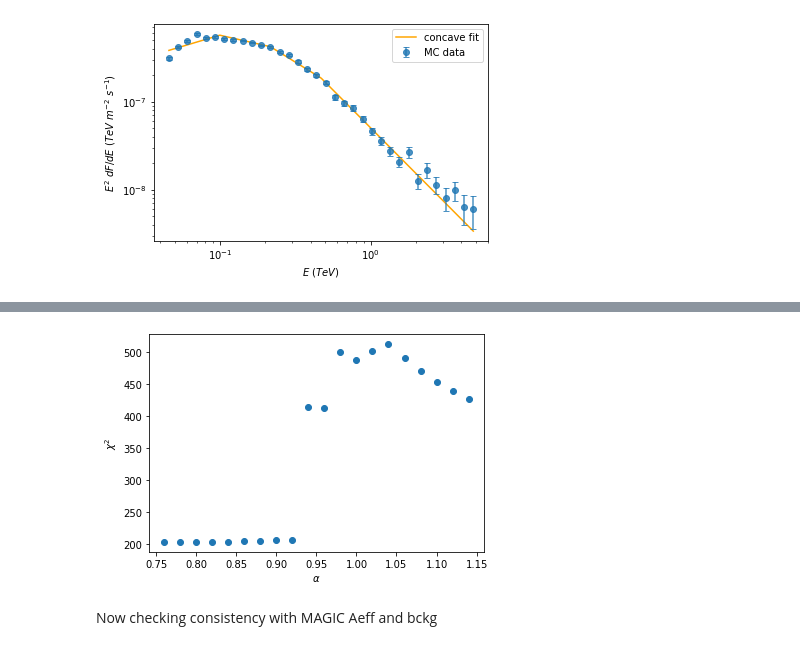
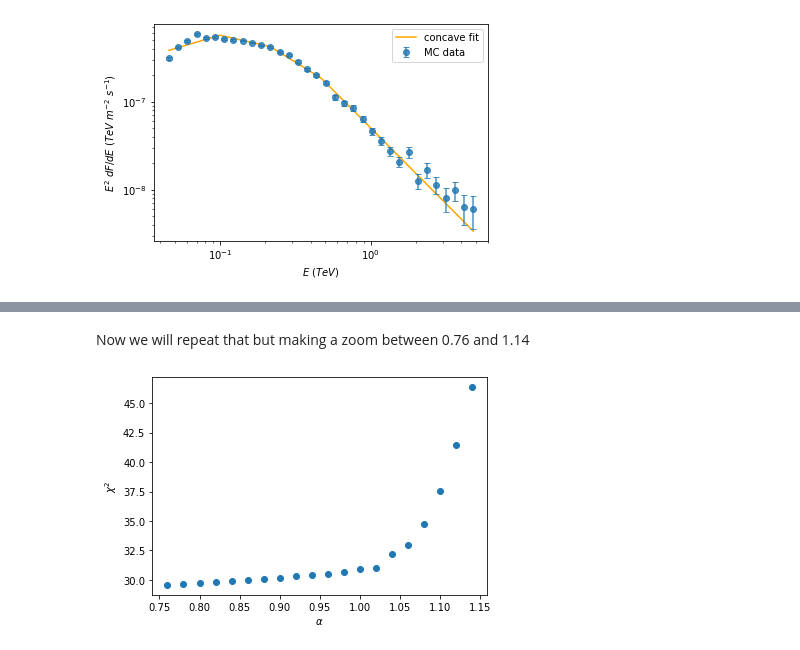
Before and after one commit to R-Grau/EBLpy, a Jupyter notebook: Multiple_Broken_power_law3.ipynb, the cells around one changed output, grey strips where cells are left out. Drawn from its saved outputs; the diff is of its cells as text; code cells hidden in the pictures.

```diff
--- a/Multiple_Broken_power_law3.ipynb
+++ b/Multiple_Broken_power_law3.ipynb
@@ -328,7 +315,7 @@ alphas = []
 
 for i in range(41):
     alpha = round(0.05 * i, 2)
-    print("alpha = ", alpha)
+    #print("alpha = ", alpha)
     alphas.append(alpha)
     dNdE2 = dNdE_b[4:] * np.exp(alpha*tau[7:37])
     dNdE2_u = dNdE_b_u[4:] * np.exp(alpha*tau[7:37])
@@ -343,15 +330,15 @@ for i in range(41):
     chi2 = chisq(SED2, multiple_bpl(E[7:37], things.values), SED_u2)
     chisqs.append(chi2)
 
-    if alpha == 0.1 or alpha == 0.15 or alpha == 0.9 or alpha == 1.:
-        plt.plot(xdata, multiple_bpl(xdata, things.values), label='concave fit', color = 'orange')
-        plt.errorbar(xdata, ydata, label='original',yerr = ydata_u, capsize=3, fmt='o', alpha=0.8)
-        plt.xscale('log')
-        plt.yscale('log')
-        plt.xlabel(r"$E$ ($TeV$)")
-        plt.ylabel(r"$E^2$ $dF/dE$ ($TeV$ $m^{-2}$ $s^{-1}$)")
-        plt.legend()
-        plt.show()
+    # if alpha == 0.1 or alpha == 0.15 or alpha == 0.9 or alpha == 1.:  #This is used to plot the data+ the fit when there is some alpha value we need to see.
+    #     plt.plot(xdata, multiple_bpl(xdata, things.values), label='concave fit', color = 'orange')
+    #     plt.errorbar(xdata, ydata, label='original',yerr = ydata_u, capsize=3, fmt='o', alpha=0.8)
+    #     plt.xscale('log')
+    #     plt.yscale('log')
+    #     plt.xlabel(r"$E$ ($TeV$)")
+    #     plt.ylabel(r"$E^2$ $dF/dE$ ($TeV$ $m^{-2}$ $s^{-1}$)")
+    #     plt.legend()
+    #     plt.show()
 
 plt.plot(alphas, chisqs, 'o')
 plt.yscale('log')
@@ -408,29 +350,29 @@ alpha =  2.0
+# %% [markdown]
+Now we will repeat that but making a zoom between 0.76 and 1.14
 # %%
 chisqs = []
 alphas = []
 
 for i in range(20):
     alpha = round(0.76 + 0.02 * i, 2)
     alphas.append(alpha)
-    dNdE2 = dNdE_b * np.exp(alpha*tau[3:37])
-    dNdE2_u = dNdE_b_u * np.exp(alpha*tau[3:37])
-    SED2 = np.square(E[3:37]) * dNdE2
-    SED_u2 = np.square(E[3:37]) * dNdE2_u
+    dNdE2 = dNdE_b[4:] * np.exp(alpha*tau[7:37])
+    dNdE2_u = dNdE_b_u[4:] * np.exp(alpha*tau[7:37])
+    SED2 = np.square(E[7:37]) * dNdE2
+    SED_u2 = np.square(E[7:37]) * dNdE2_u
     ydata = SED2
-    xdata = E[3:37]
+    xdata = E[7:37]
     knots = 7
     ydata_u = SED_u2
     initial_guess = np.array([5e-7, 0, 0, 0, 0, 0, 0, 0, 0, 0, 0]) #phi_0, lam1, deltas (len(deltas)=knots-2))
     things = multiple_bpl_fit(initial_guess=initial_guess)
-    chi2 = chisq(SED2, multiple_bpl(E[3:37], things.values), SED_u2)
+    chi2 = chisq(SED2, multiple_bpl(E[7:37], things.values), SED_u2)
     chisqs.append(chi2)
 
 plt.plot(alphas, chisqs, 'o')
 #plt.yscale('log')
 plt.xlabel(r'$\alpha$')
 plt.ylabel(r'$\chi^2$')
 plt.show()
 # %% [output]
-[figure, old version]
+[figure, new version]
-# %% [markdown]
-Now checking consistency with MAGIC Aeff and bckg
```
Also changed, not shown: parts of 23 cells of this notebook, 2 other files.
